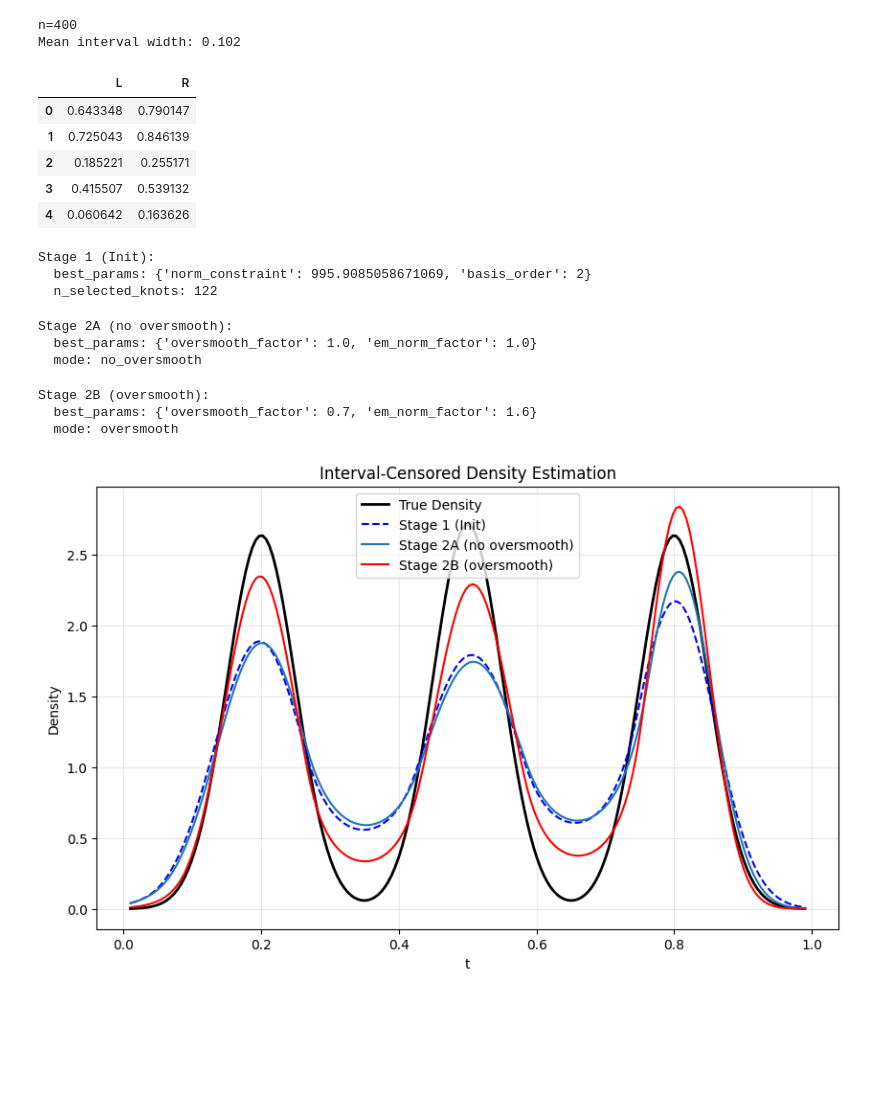
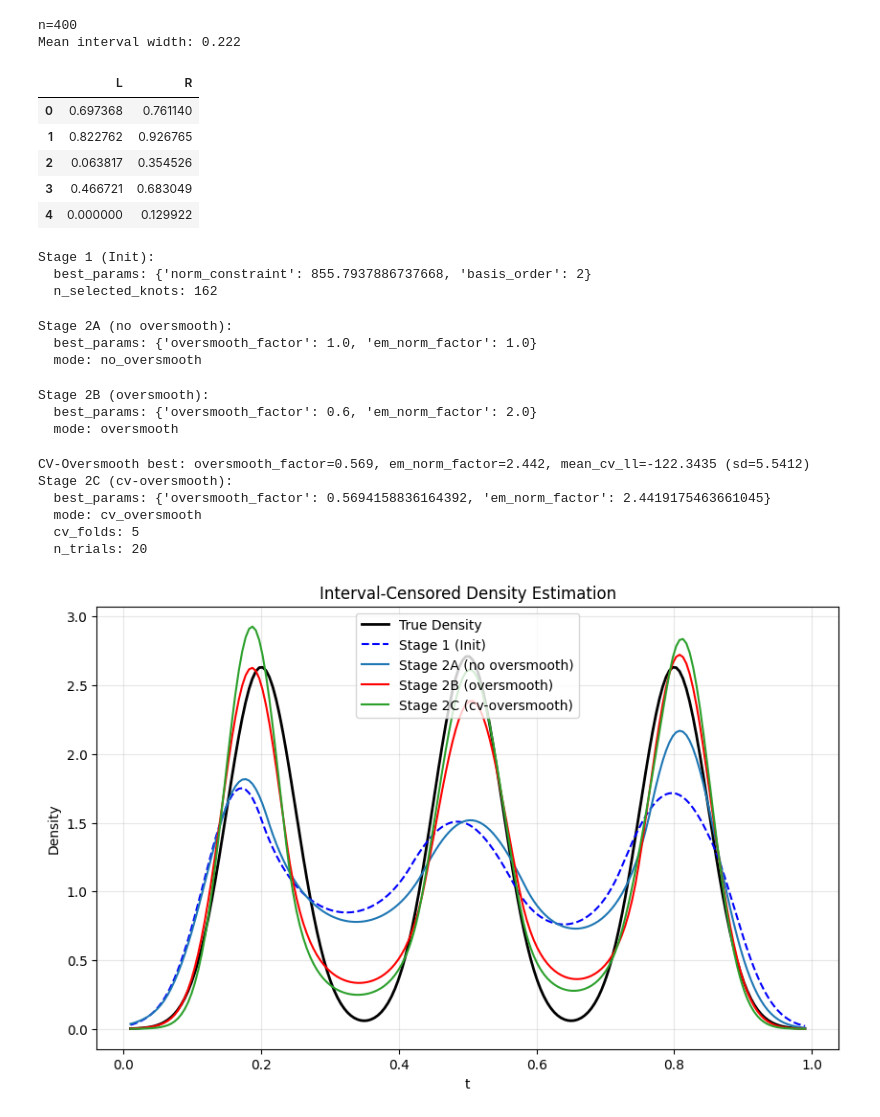
Before and after one commit to zhengpu-berkeley/HALDensity, a Jupyter notebook: examples/example_interval_censored_density_estimator.ipynb, the cells around one changed output. Drawn from its saved outputs; the diff is of its cells as text; code cells hidden in the pictures; blank space fills up the shorter version.

Commit message:
cv-over

```diff
--- a/examples/example_interval_censored_density_estimator.ipynb
+++ b/examples/example_interval_censored_density_estimator.ipynb
@@ -33,26 +36,22 @@ sampler_params = {
 sampler = TruncatedGMM(**sampler_params)
 t_event = sampler.generate_samples(n)
 
-widths = np.random.uniform(0.05, 0.15, size=n)
-left_shift = np.random.uniform(0, 1, size=n) * widths
-L = np.clip(t_event - left_shift, 0.0, 1.0)
-R = np.clip(L + widths, 0.0, 1.0)
-R = np.maximum(R, L + 0.01)
-R = np.minimum(R, 1.0)
-data = pd.DataFrame({'L': L, 'R': R})
+# Non-informative mechanism: inspection times independent of T
+# (matches experiments/ic/dgp/registry.py: inspection_uniform)
+data = interval_censor_inspection_uniform(t_event, n_inspections=8, random_state=42)
 
 print(f'n={n}')
-print(f'Mean interval width: {(R - L).mean():.3f}')
+print(f"Mean interval width: {(data['R'] - data['L']).mean():.3f}")
 data.head()
 # %% [output]
 n=400
-Mean interval width: 0.102
+Mean interval width: 0.222
 |  | L | R |
-| 0 | 0.643348 | 0.790147 |
-| 1 | 0.725043 | 0.846139 |
-| 2 | 0.185221 | 0.255171 |
-| 3 | 0.415507 | 0.539132 |
-| 4 | 0.060642 | 0.163626 |
+| 0 | 0.697368 | 0.761140 |
+| 1 | 0.822762 | 0.926765 |
+| 2 | 0.063817 | 0.354526 |
+| 3 | 0.466721 | 0.683049 |
+| 4 | 0.000000 | 0.129922 |
 # %%
 # 2) Stage 1 (Init): midpoint HAL-MLE tuned by CV
 init_tuner = IntervalCensoredInitTuner(
@@ -69,8 +68,8 @@ print('  best_params:', init_result.best_params)
 print('  n_selected_knots:', int(init_result.estimator.get_results()['n_selected_knots']))
 # %% [output]
 Stage 1 (Init):
-  best_params: {'norm_constraint': 995.9085058671069, 'basis_order': 2}
-  n_selected_knots: 122
+  best_params: {'norm_constraint': 855.7937886737668, 'basis_order': 2}
+  n_selected_knots: 162
 # %%
 # 3A) Stage 2A: no oversmooth (direct EM from Stage 1)
 em_result_no_oversmooth = IntervalCensoredEMTuner(
@@ -99,11 +98,11 @@ em_result_oversmooth = IntervalCensoredEMTuner(
     data,
     stage1_estimator=init_result.estimator,
     do_over_smooth=True,
-    oversmooth_factors=[0.6, 0.7, 0.8, 0.9, 1.0],
+    oversmooth_factors= [0.1, 0.6, 0.7, 0.8, 0.9, 1.0],
     em_m_imputations=50,
     em_max_em_iter=20,
     em_tol=1e-3,
-    em_norm_factor=1.6,
+    em_norm_factor=2,
     n_grid_points=100,
     random_state=42,
     silent=True,
@@ -114,29 +113,59 @@ print('  best_params:', em_result_oversmooth.best_params)
 print('  mode:', em_result_oversmooth.metadata['mode'])
 # %% [output]
 Stage 2B (oversmooth):
-  best_params: {'oversmooth_factor': 0.7, 'em_norm_factor': 1.6}
+  best_params: {'oversmooth_factor': 0.6, 'em_norm_factor': 2.0}
   mode: oversmooth
+# %%
+# 3C) Stage 2C: CV-oversmooth (Optuna search over both factor ranges)
+em_result_cv_oversmooth = IntervalCensoredCVOversmoothEMTuner(
+    data,
+    stage1_estimator=init_result.estimator,
+    cv_folds=5,
+    oversmooth_factors=[0.1, 1.0],
+    em_norm_factors=[1.0, 5.0],
+    em_m_imputations=50,
+    em_max_em_iter=20,
+    em_tol=1e-3,
+    n_grid_points=100,
+    random_state=42,
+    silent=False,
+).optimize(n_trials=20)
+
+print('Stage 2C (cv-oversmooth):')
+print('  best_params:', em_result_cv_oversmooth.best_params)
+print('  mode:', em_result_cv_oversmooth.metadata['mode'])
+print('  cv_folds:', em_result_cv_oversmooth.metadata['cv_folds'])
+print('  n_trials:', em_result_cv_oversmooth.metadata['n_trials'])
+# %% [output]
+CV-Oversmooth best: oversmooth_factor=0.569, em_norm_factor=2.442, mean_cv_ll=-122.3435 (sd=5.5412)
+Stage 2C (cv-oversmooth):
+  best_params: {'oversmooth_factor': 0.5694158836164392, 'em_norm_factor': 2.4419175463661045}
+  mode: cv_oversmooth
+  cv_folds: 5
+  n_trials: 20
 # %%
 # 4) Compare densities
 grid = np.linspace(0.01, 0.99, 200)
 true_density = sampler.compute_density(grid)
 init_density = init_result.estimator.get_density_at_points(grid)
 stage2a_density = em_result_no_oversmooth.estimator.get_density_at_points(grid)
 stage2b_density = em_result_oversmooth.estimator.get_density_at_points(grid)
+stage2c_density = em_result_cv_oversmooth.estimator.get_density_at_points(grid)
 
 plt.figure(figsize=(10, 6))
 plt.plot(grid, true_density, 'k-', lw=2, label='True Density')
 plt.plot(grid, init_density, 'b--', lw=1.5, label='Stage 1 (Init)')
 plt.plot(grid, stage2a_density, color='tab:blue', lw=1.5, label='Stage 2A (no oversmooth)')
 plt.plot(grid, stage2b_density, 'r-', lw=1.5, label='Stage 2B (oversmooth)')
+plt.plot(grid, stage2c_density, color='tab:green', lw=1.5, label='Stage 2C (cv-oversmooth)')
 plt.xlabel('t')
 plt.ylabel('Density')
 plt.title('Interval-Censored Density Estimation')
 plt.legend()
 plt.grid(alpha=0.3)
 plt.show()
 # %% [output]
-[figure, old version]
+[figure, new version]
 # %%
 # 5) Log-likelihood and KL diagnostics
 ll_init = float(incomplete_loglik_interval(init_result.estimator, data))
```
Also changed, not shown: parts of 3 cells of this notebook, 12 other files.
